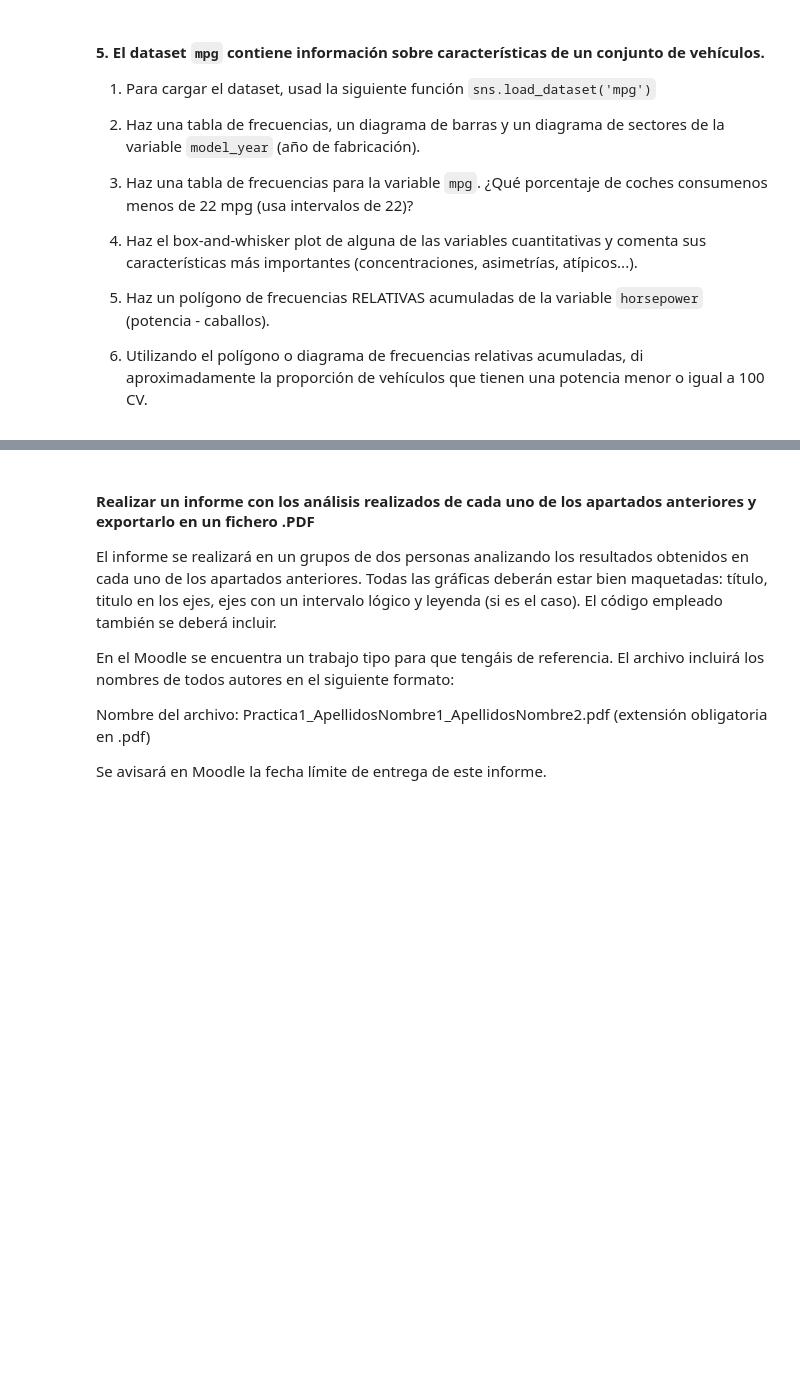
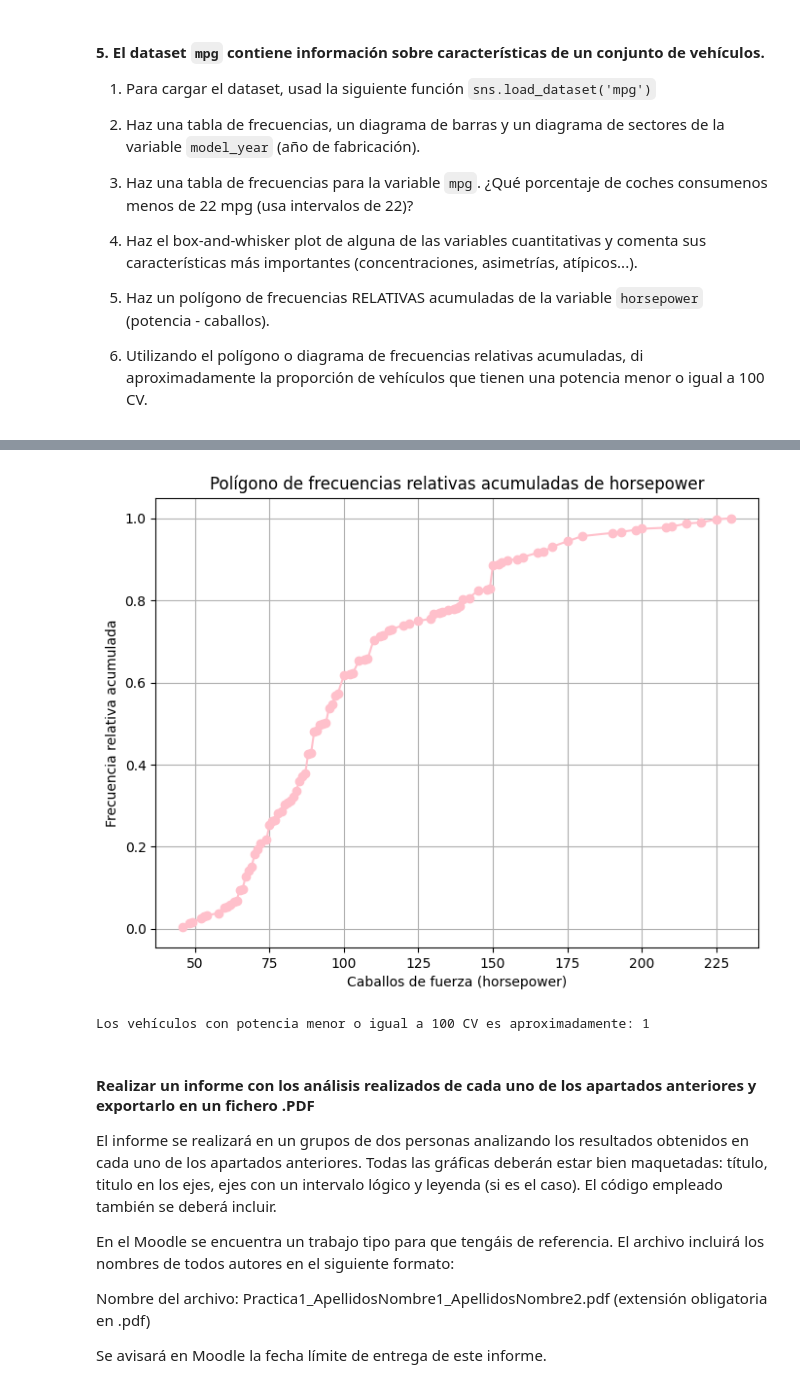
Before and after one commit to rocconeto/code_uni, a Jupyter notebook: CPE/P1/Practica1_GestionDatos_EstUnivariante.ipynb, the cells around one changed output, grey strips where cells are left out. Saved outputs shown, nothing was run; the diff lists cells and outputs as text; code cells hidden in the pictures; blank space fills up the shorter version.

```diff
--- a/CPE/P1/Practica1_GestionDatos_EstUnivariante.ipynb
+++ b/CPE/P1/Practica1_GestionDatos_EstUnivariante.ipynb
@@ -262,8 +310,28 @@ ValueError: If using all scalar values, you must pass an index
 # %%
 #5d. Genera un polígono de frecuencias RELATIVAS acumuladas de la variable 'horsepower' (potencia - caballos).
+mpg = mpg.dropna(subset=['horsepower'])
+
+# Frecuencia acumulada relativa
+tabla_frecuencia_hp = mpg['horsepower'].value_counts().sort_index().cumsum()
+tabla_frecuencia_hp_relativa = tabla_frecuencia_hp / tabla_frecuencia_hp.max()
+
+# Graficar las frecuencias relativas acumuladas
+plt.figure(figsize=(8,6))
+plt.plot(tabla_frecuencia_hp_relativa.index, tabla_frecuencia_hp_relativa.values, marker='o', linestyle='-', color='pink')
+plt.xlabel("Caballos de fuerza (horsepower)")
+plt.ylabel("Frecuencia relativa acumulada")
+plt.title("Polígono de frecuencias relativas acumuladas de horsepower")
+plt.grid()
+plt.show()
+# %% [output]
+[figure, added]
 # %%
 #5e. Utilizando la figura previa, di aproximadamente la proporción de vehículos que tienen una
 #    potencia menor o igual a 100 CV.
+menos_cien = tabla_frecuencia_hp_relativa.loc[tabla_frecuencia_hp_relativa.index <= 100].max()
+print(f"Los vehículos con potencia menor o igual a 100 CV es aproximadamente: {menos_cien:.0f}")
+# %% [output]
+Los vehículos con potencia menor o igual a 100 CV es aproximadamente: 1
 # %% [markdown]
 #### Realizar un informe con los análisis realizados de cada uno de los apartados anteriores y exportarlo en un fichero .PDF
 El informe se realizará en un grupos de dos personas analizando los resultados obtenidos en cada uno de los apartados anteriores. Todas las gráficas deberán estar bien maquetadas: título, titulo en los ejes, ejes con un intervalo lógico y leyenda (si es el caso). El código empleado también se deberá incluir.
```
Also changed, not shown: parts of 10 cells of this notebook, 1 other file.
